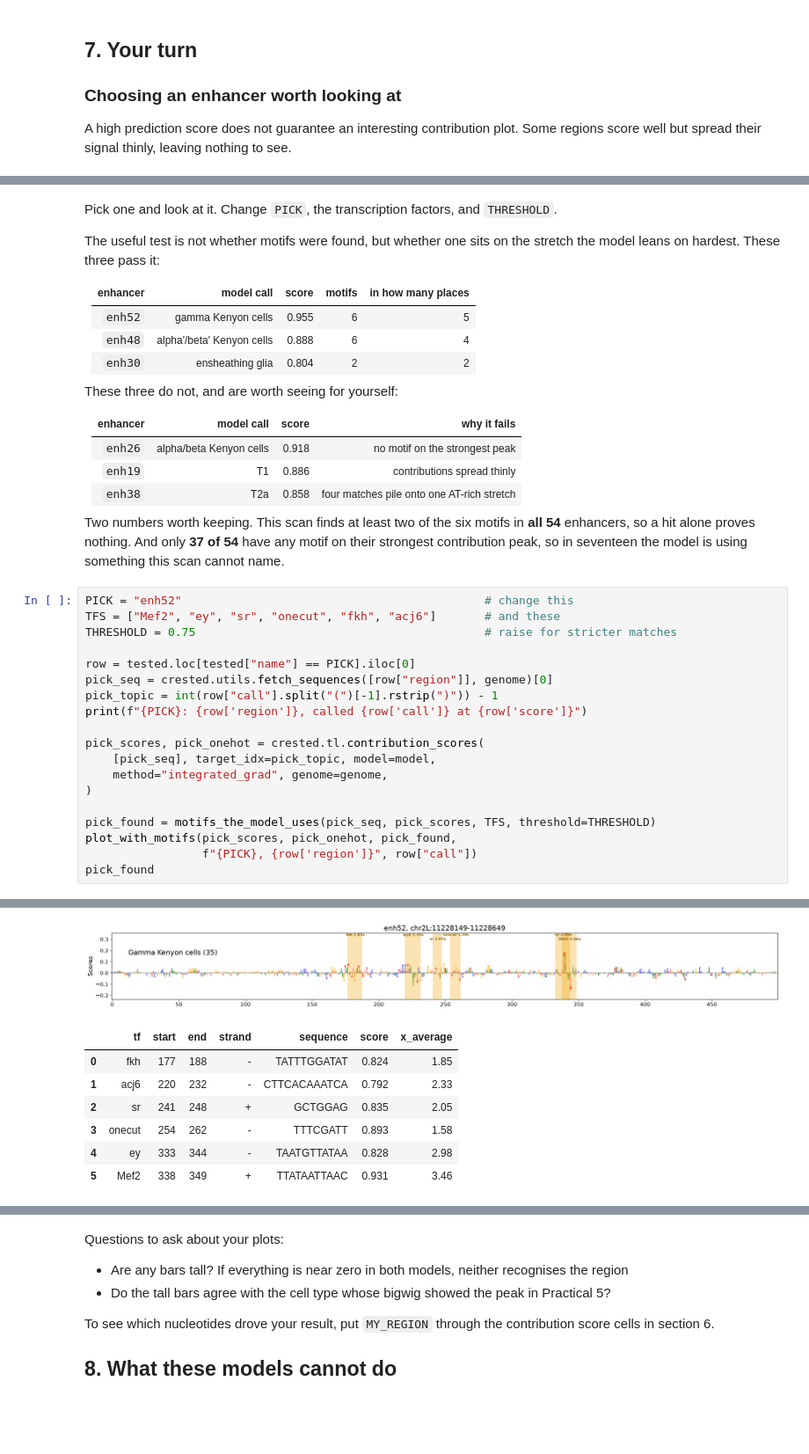
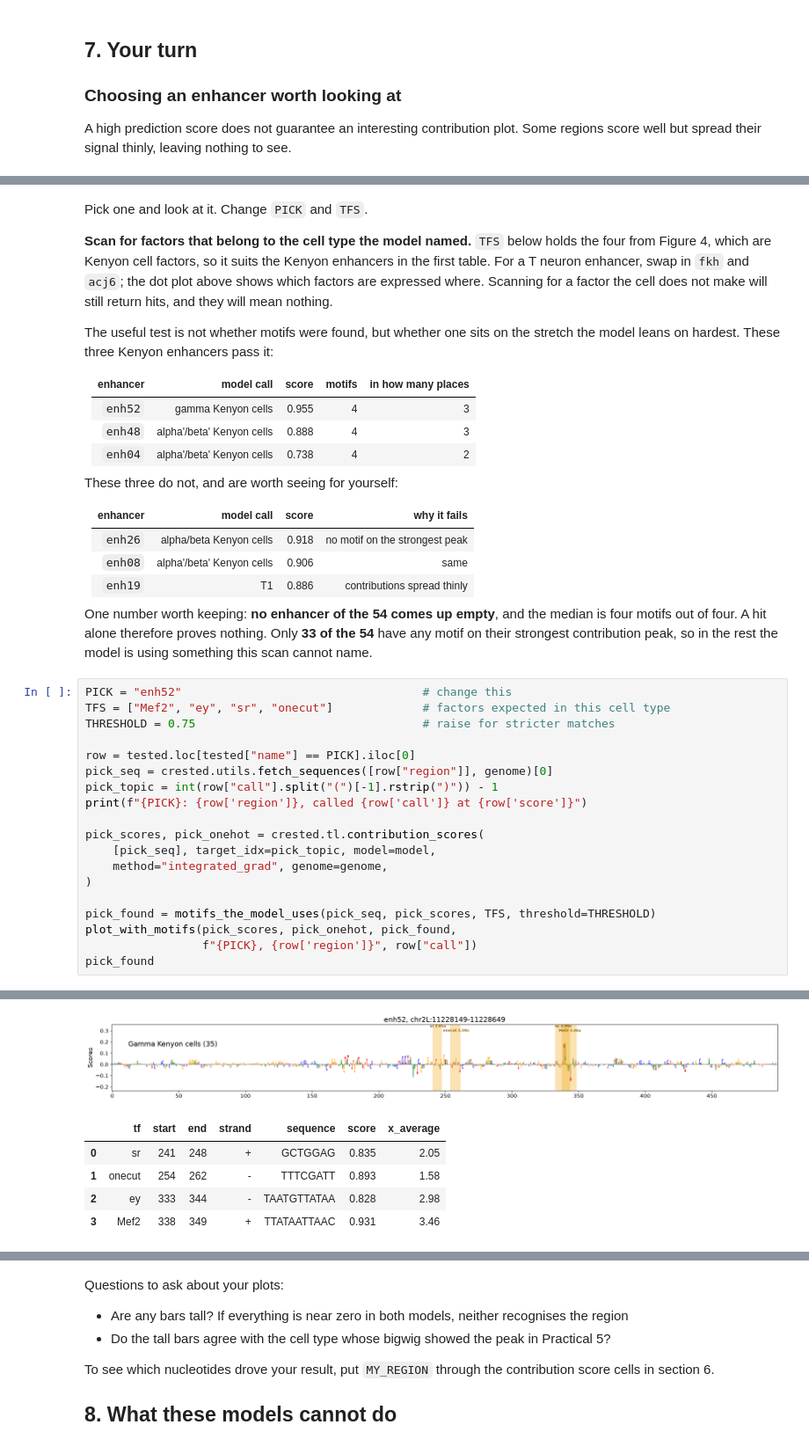
Before and after one commit to nkempynck/isn-school-2026, a Jupyter notebook: notebooks/practicals/06_crested_deepflybrain.ipynb, the cells around one changed output, grey strips where cells are left out. Shown at 88% size. Cells and saved outputs as stored; diff of their text form; blank space fills up the shorter version.

Commit message:
Scan only for factors the cell type actually expresses

```diff
--- a/notebooks/practicals/06_crested_deepflybrain.ipynb
+++ b/notebooks/practicals/06_crested_deepflybrain.ipynb
@@ -727,34 +730,40 @@ tested.sort_values("score", ascending=False)[["name", "region", "call", "score"]
 | 10 | enh04 | chrX:535086-535586 | Alpha'/Beta' Kenyon cells (77) | 0.738 |
 | 9 | enh61 | chr2R:9760498-9760998 | Alpha/Beta Kenyon cells (21) | 0.736 |
 # %% [markdown]
-Pick one and look at it. Change `PICK`, the transcription factors, and
-`THRESHOLD`.
+Pick one and look at it. Change `PICK` and `TFS`.
+
+**Scan for factors that belong to the cell type the model named.** `TFS` below
+holds the four from Figure 4, which are Kenyon cell factors, so it suits the
+Kenyon enhancers in the first table. For a T neuron enhancer, swap in `fkh` and
+`acj6`; the dot plot above shows which factors are expressed where. Scanning for
+a factor the cell does not make will still return hits, and they will mean
+nothing.
 
 The useful test is not whether motifs were found, but whether one sits on the
-stretch the model leans on hardest. These three pass it:
+stretch the model leans on hardest. These three Kenyon enhancers pass it:
 
 | enhancer | model call | score | motifs | in how many places |
 |---|---|---|---|---|
-| `enh52` | gamma Kenyon cells | 0.955 | 6 | 5 |
-| `enh48` | alpha'/beta' Kenyon cells | 0.888 | 6 | 4 |
-| `enh30` | ensheathing glia | 0.804 | 2 | 2 |
+| `enh52` | gamma Kenyon cells | 0.955 | 4 | 3 |
+| `enh48` | alpha'/beta' Kenyon cells | 0.888 | 4 | 3 |
+| `enh04` | alpha'/beta' Kenyon cells | 0.738 | 4 | 2 |
 
 These three do not, and are worth seeing for yourself:
 
 | enhancer | model call | score | why it fails |
 |---|---|---|---|
 | `enh26` | alpha/beta Kenyon cells | 0.918 | no motif on the strongest peak |
+| `enh08` | alpha'/beta' Kenyon cells | 0.906 | same |
 | `enh19` | T1 | 0.886 | contributions spread thinly |
-| `enh38` | T2a | 0.858 | four matches pile onto one AT-rich stretch |
 
-Two numbers worth keeping. This scan finds at least two of the six motifs in
-**all 54** enhancers, so a hit alone proves nothing. And only **37 of 54** have
-any motif on their strongest contribution peak, so in seventeen the model is
-using something this scan cannot name.
+One number worth keeping: **no enhancer of the 54 comes up empty**, and the
+median is four motifs out of four. A hit alone therefore proves nothing. Only
+**33 of the 54** have any motif on their strongest contribution peak, so in the
+rest the model is using something this scan cannot name.
 # %%
-PICK = "enh52"                                            # change this
-TFS = ["Mef2", "ey", "sr", "onecut", "fkh", "acj6"]       # and these
-THRESHOLD = 0.75                                          # raise for stricter matches
+PICK = "enh52"                                   # change this
+TFS = ["Mef2", "ey", "sr", "onecut"]             # factors expected in this cell type
+THRESHOLD = 0.75                                 # raise for stricter matches
 
 row = tested.loc[tested["name"] == PICK].iloc[0]
 pick_seq = crested.utils.fetch_sequences([row["region"]], genome)[0]
@@ -776,11 +785,9 @@ enh52: chr2L:11228149-11228649, called Gamma Kenyon cells (35) at 0.954999983310
-[figure, old version]
+[figure, new version]
 |  | tf | start | end | strand | sequence | score | x_average |
-| 0 | fkh | 177 | 188 | - | TATTTGGATAT | 0.824 | 1.85 |
-| 1 | acj6 | 220 | 232 | - | CTTCACAAATCA | 0.792 | 2.33 |
-| 2 | sr | 241 | 248 | + | GCTGGAG | 0.835 | 2.05 |
-| 3 | onecut | 254 | 262 | - | TTTCGATT | 0.893 | 1.58 |
-| 4 | ey | 333 | 344 | - | TAATGTTATAA | 0.828 | 2.98 |
-| 5 | Mef2 | 338 | 349 | + | TTATAATTAAC | 0.931 | 3.46 |
+| 0 | sr | 241 | 248 | + | GCTGGAG | 0.835 | 2.05 |
+| 1 | onecut | 254 | 262 | - | TTTCGATT | 0.893 | 1.58 |
+| 2 | ey | 333 | 344 | - | TAATGTTATAA | 0.828 | 2.98 |
+| 3 | Mef2 | 338 | 349 | + | TTATAATTAAC | 0.931 | 3.46 |
 # %% [markdown]
 Questions to ask about your plot:
 
```
Also changed, not shown: parts of 15 cells of this notebook.
